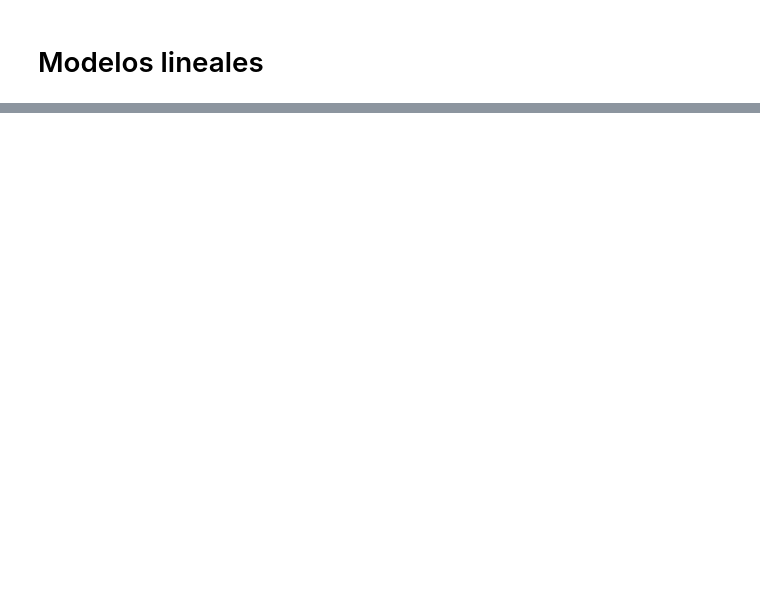
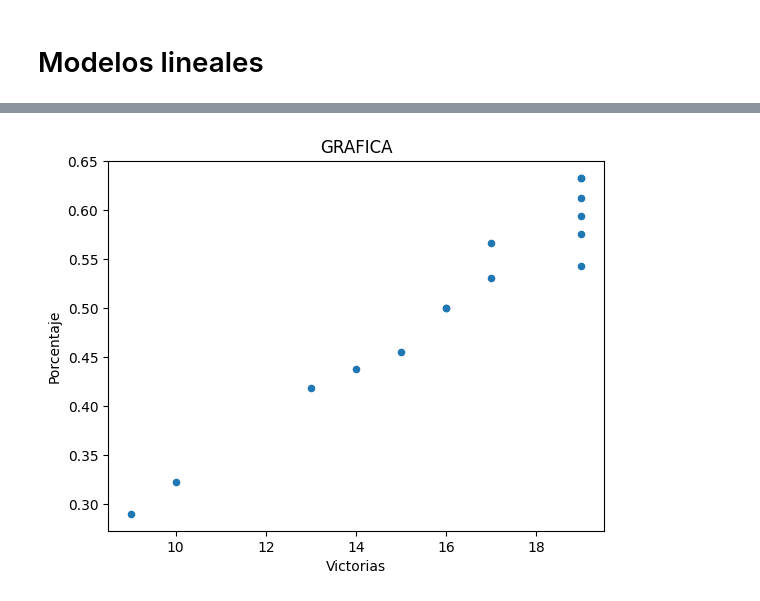
Before and after one commit to JesusTamez/Mineria-de-Datos, a Jupyter notebook: Mineria_de_datos.ipynb, the cells around one changed output, grey strips where cells are left out. Saved outputs shown, nothing was run; the diff lists cells and outputs as text; code cells hidden in the pictures; blank space fills up the shorter version.

```diff
--- a/Mineria_de_datos.ipynb
+++ b/Mineria_de_datos.ipynb
@@ -301,0 +302,2 @@ from
+# %%
+df = pd.read_csv("/content/drive/MyDrive/Mineria de datos/ranking.csv")
@@ -301,0 +364,11 @@ from
+# %%
+df_lr = pd.DataFrame({'W_PCT': df_LIMP_15['W_PCT'], 'W': df_LIMP_15['W']})
+df_lr_plot_scatter = df_lr.plot.scatter(x= 'W', y= 'W_PCT')
+fig = df_lr_plot_scatter.get_figure()
+plt.xlabel('Victorias')
+plt.ylabel('Porcentaje')
+plt.title('GRAFICA')
+plt.show()
+plt.close()
+# %% [output]
+[figure, added]
```
Also changed, not shown: parts of 7 cells of this notebook.
